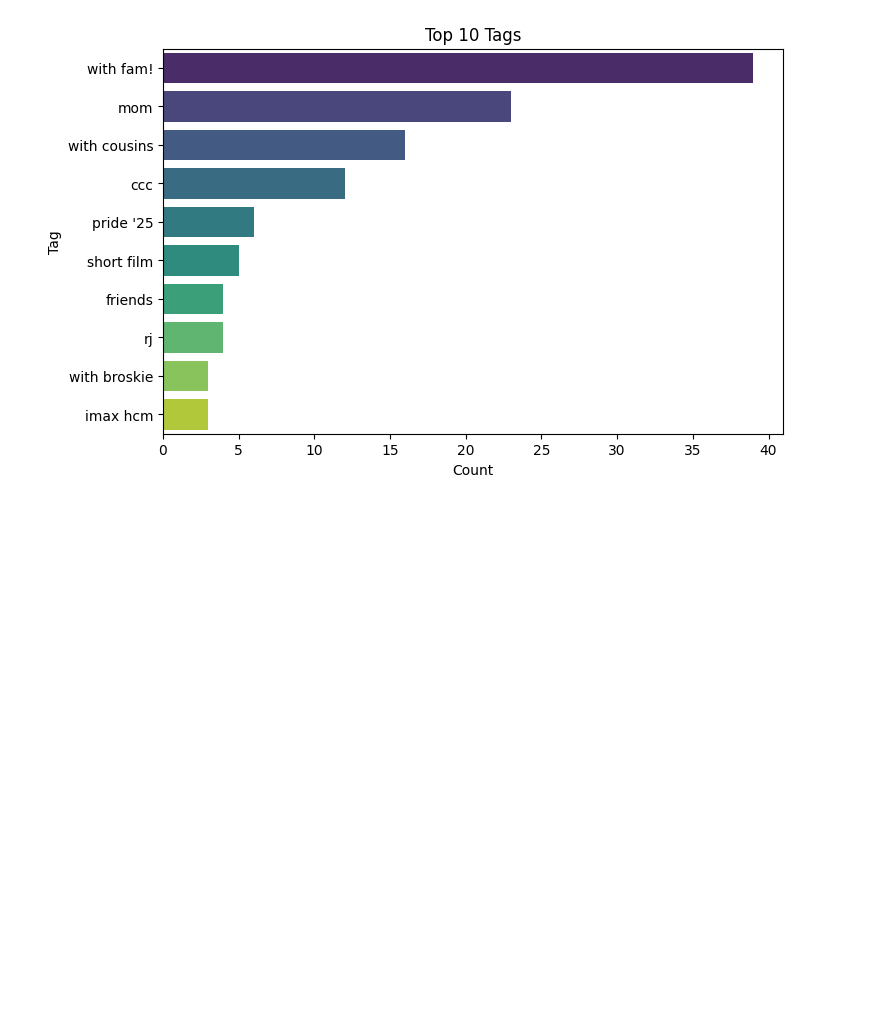
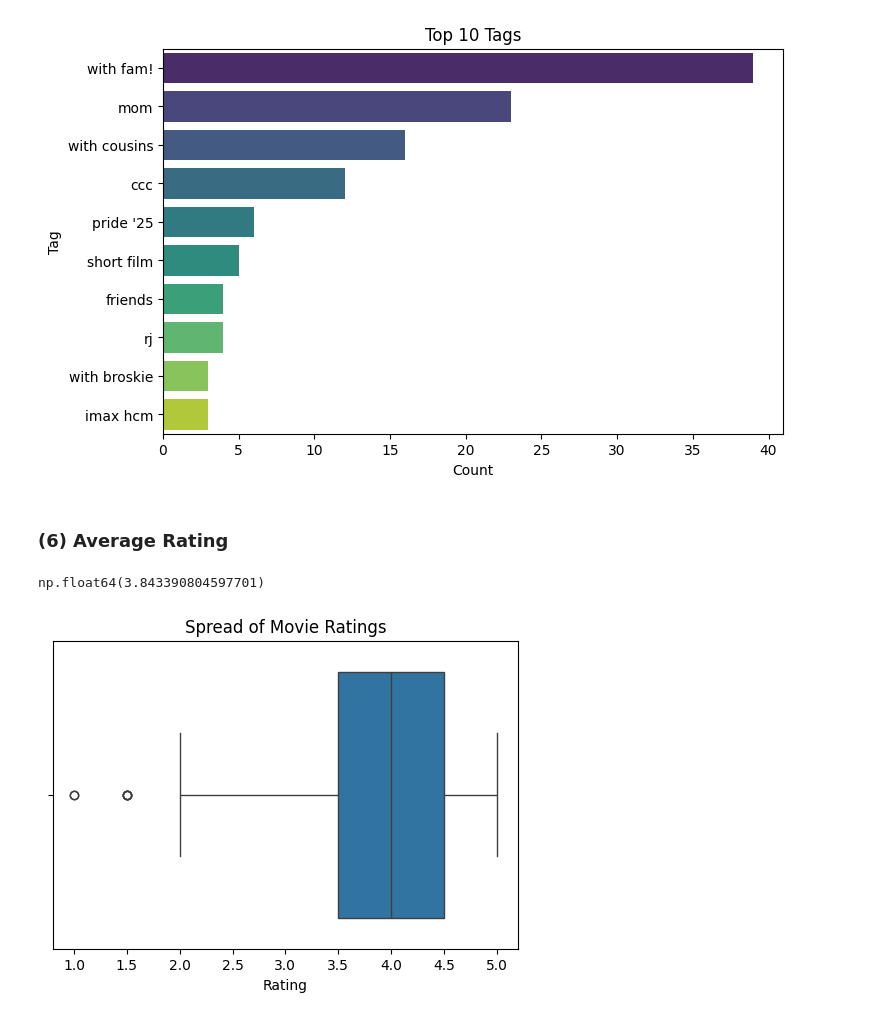
Before and after one commit to visharaaa/letterboxd-viewing-habits, a Jupyter notebook: notebooks/01_letterboxd_eda.ipynb, the cells around one changed output. Saved outputs shown, nothing was run; the diff lists cells and outputs as text; code cells hidden in the pictures; blank space fills up the shorter version.

Commit message:
final visualizations

```diff
--- a/notebooks/01_letterboxd_eda.ipynb
+++ b/notebooks/01_letterboxd_eda.ipynb
@@ -237,3 +237,19 @@ Passing `palette` without assigning `hue` is deprecated and will be removed in v
 
   sns.barplot(x=top_tags.values, y=top_tags.index, palette='viridis')
 [figure]
+# %% [markdown]
+### (6) Average Rating
+# %%
+rated_movies = ratings.dropna(subset=['rating'])
+
+rated_movies['rating'].mean()
+# %% [output]
+np.float64(3.843390804597701)
+# %%
+plt.figure(figsize =(6,4))
+sns.boxplot(x=rated_movies['rating'])
+plt.title("Spread of Movie Ratings")
+plt.xlabel("Rating")
+plt.show()
+# %% [output]
+[figure, added]
```
Also changed, not shown: parts of 4 cells of this notebook.
